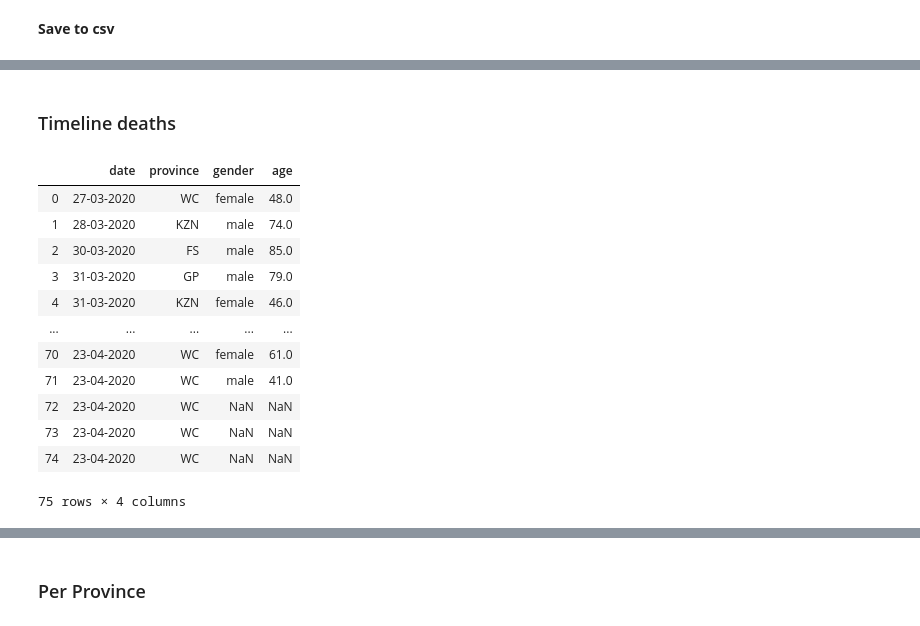
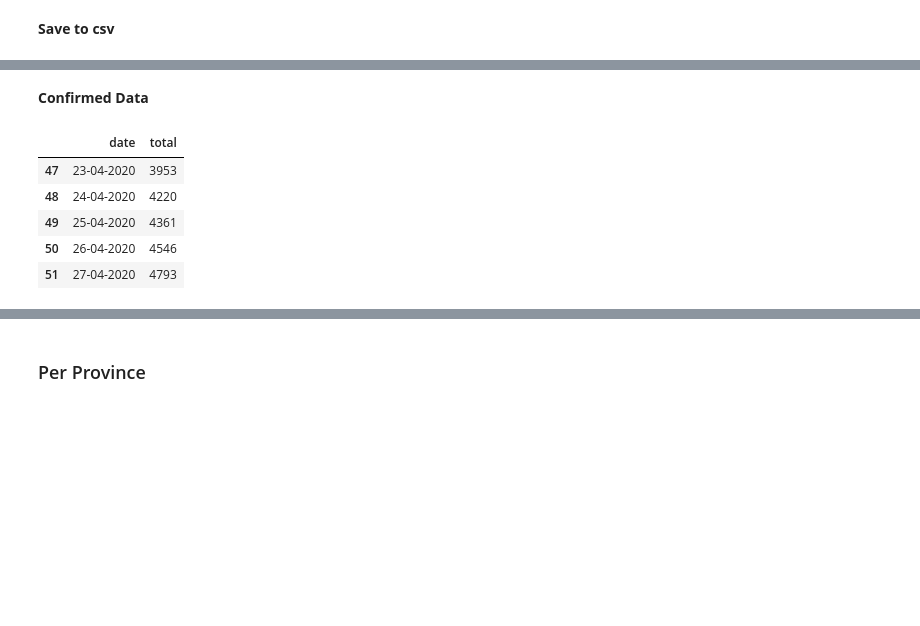
Before and after one commit to SimonRosen173/Covid19SAData, a Jupyter notebook: Data_Preprocessing.ipynb, the cells around one changed output, grey strips where cells are left out. Cells and saved outputs as stored; diff of their text form; code cells hidden in the pictures; blank space fills up the shorter version.

```diff
--- a/Data_Preprocessing.ipynb
+++ b/Data_Preprocessing.ipynb
@@ -665,27 +736,18 @@ deaths_prov_data_melt.tail()
-# %% [markdown]
-### Timeline deaths
+# %% [markdown]
+**Confirmed Data**
 # %%
-deaths_data_url = "https://raw.githubusercontent.com/dsfsi/covid19za/master/data/covid19za_timeline_deaths.csv"
-deaths_data_req = requests.get(deaths_data_url).content
+confirmed_data_url = "https://raw.githubusercontent.com/dsfsi/covid19za/master/data/covid19za_provincial_cumulative_timeline_confirmed.csv"
 
-deaths_data = pd.read_csv(io.StringIO(deaths_data_req.decode('utf-8')), delimiter = ',',
-                            usecols=['date', 'province', ' gender', ' age'])
-deaths_data.rename(columns={" gender":"gender", " age":"age"}, inplace=True)
+confirmed_data_req = requests.get(confirmed_data_url).content
 
-deaths_data_copy = deaths_data.copy()
-deaths_data
+confirmed_data = pd.read_csv(io.StringIO(confirmed_data_req.decode('utf-8')), usecols=['date','total'])
+
+confirmed_data.tail()
 # %% [output]
-|  | date | province | gender | age |
-| 0 | 27-03-2020 | WC | female | 48.0 |
-| 1 | 28-03-2020 | KZN | male | 74.0 |
-| 2 | 30-03-2020 | FS | male | 85.0 |
-| 3 | 31-03-2020 | GP | male | 79.0 |
-| 4 | 31-03-2020 | KZN | female | 46.0 |
-| ... | ... | ... | ... | ... |
-| 70 | 23-04-2020 | WC | female | 61.0 |
-| 71 | 23-04-2020 | WC | male | 41.0 |
-| 72 | 23-04-2020 | WC | NaN | NaN |
-| 73 | 23-04-2020 | WC | NaN | NaN |
-| 74 | 23-04-2020 | WC | NaN | NaN |
+|  | date | total |
+| 47 | 23-04-2020 | 3953 |
+| 48 | 24-04-2020 | 4220 |
+| 49 | 25-04-2020 | 4361 |
+| 50 | 26-04-2020 | 4546 |
+| 51 | 27-04-2020 | 4793 |
-75 rows × 4 columns
 # %%
```
Also changed, not shown: parts of 78 cells of this notebook, 32 other files.
